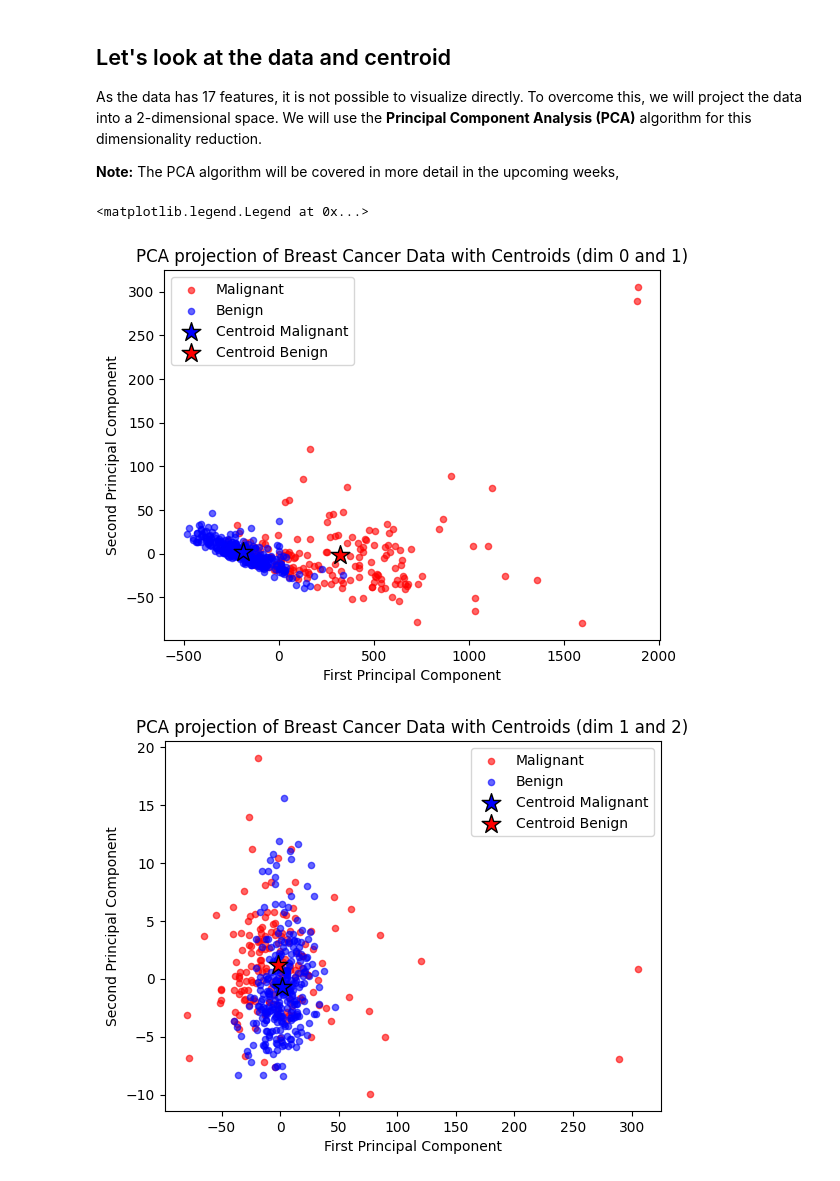
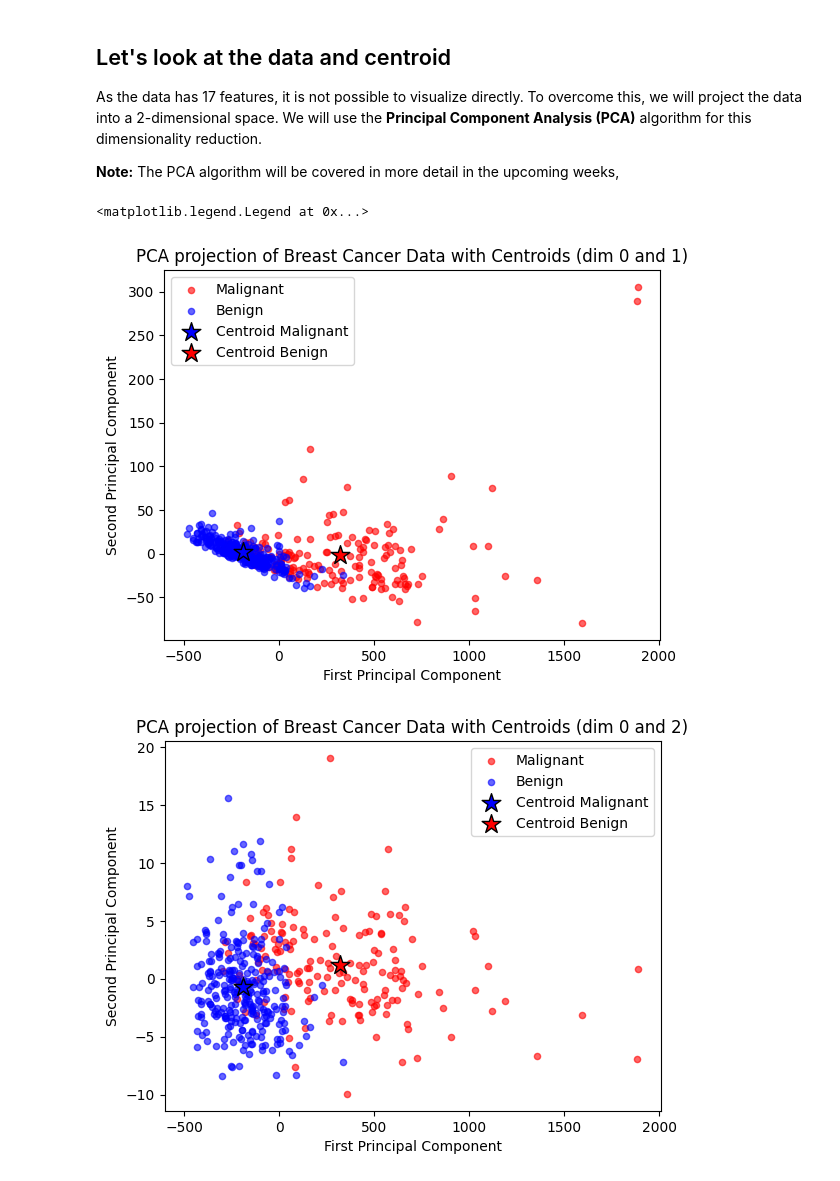
Before and after one commit to HealthML/Math4ML, a Jupyter notebook: chapter2/main.ipynb, the cells around one changed output. Saved outputs shown, nothing was run; the diff lists cells and outputs as text; code cells hidden in the pictures.

```diff
--- a/chapter2/main.ipynb
+++ b/chapter2/main.ipynb
@@ -136,41 +138,41 @@ from sklearn.decomposition import PCA
 # Create a PCA object
 pca = PCA(n_components=4)
 # Fit PCA on training data and transform both training and test data
 X_train_pca = pca.fit_transform(x_train)
 centroid_pca = [ pca.transform([centroid]) for centroid in classifier.centroids]
 # Set plot style parameters
 plt.title('PCA projection of Breast Cancer Data with Centroids (dim 0 and 1)')
 plt.xlabel('First Principal Component')
 plt.ylabel('Second Principal Component')
 plt.scatter(X_train_pca[y_train == 'M'][:, 0], X_train_pca[y_train == 'M'][:, 1], c='red', s=20, alpha=0.6, label='Malignant')
 plt.scatter(X_train_pca[y_train == 'B'][:, 0], X_train_pca[y_train == 'B'][:, 1], c='blue', s=20, alpha=0.6, label='Benign')
 plt.scatter(centroid_pca[0][:, 0], centroid_pca[0][:, 1], c='blue', s=200, marker='*', label='Centroid Malignant', edgecolors='black')
 plt.scatter(centroid_pca[1][:, 0], centroid_pca[1][:, 1], c='red', s=200, marker='*', label='Centroid Benign', edgecolors='black')
 plt.legend()
 
 
 plt.figure()
-plt.title('PCA projection of Breast Cancer Data with Centroids (dim 1 and 2)')
+plt.title('PCA projection of Breast Cancer Data with Centroids (dim 0 and 2)')
 plt.xlabel('First Principal Component')
 plt.ylabel('Second Principal Component')
-plt.scatter(X_train_pca[y_train == 'M'][:, 1], X_train_pca[y_train == 'M'][:, 2], c='red', s=20, alpha=0.6, label='Malignant')
-plt.scatter(X_train_pca[y_train == 'B'][:, 1], X_train_pca[y_train == 'B'][:, 2], c='blue', s=20, alpha=0.6, label='Benign')
-plt.scatter(centroid_pca[0][:, 1], centroid_pca[0][:, 2], c='blue', s=200, marker='*', label='Centroid Malignant', edgecolors='black')
-plt.scatter(centroid_pca[1][:, 1], centroid_pca[1][:, 2], c='red', s=200, marker='*', label='Centroid Benign', edgecolors='black')
+plt.scatter(X_train_pca[y_train == 'M'][:, 0], X_train_pca[y_train == 'M'][:, 2], c='red', s=20, alpha=0.6, label='Malignant')
+plt.scatter(X_train_pca[y_train == 'B'][:, 0], X_train_pca[y_train == 'B'][:, 2], c='blue', s=20, alpha=0.6, label='Benign')
+plt.scatter(centroid_pca[0][:, 0], centroid_pca[0][:, 2], c='blue', s=200, marker='*', label='Centroid Malignant', edgecolors='black')
+plt.scatter(centroid_pca[1][:, 0], centroid_pca[1][:, 2], c='red', s=200, marker='*', label='Centroid Benign', edgecolors='black')
 plt.legend()
 
 
 
 plt.figure()
-plt.title('PCA projection of Breast Cancer Data with Centroids (dim 2 and 3)')
+plt.title('PCA projection of Breast Cancer Data with Centroids (dim 0 and 3)')
 plt.xlabel('First Principal Component')
 plt.ylabel('Second Principal Component')
-plt.scatter(X_train_pca[y_train == 'M'][:, 2], X_train_pca[y_train == 'M'][:, 3], c='red', s=20, alpha=0.6, label='Malignant')
-plt.scatter(X_train_pca[y_train == 'B'][:, 2], X_train_pca[y_train == 'B'][:, 3], c='blue', s=20, alpha=0.6, label='Benign')
-plt.scatter(centroid_pca[0][:, 2], centroid_pca[0][:, 3], c='blue', s=200, marker='*', label='Centroid Malignant', edgecolors='black')
-plt.scatter(centroid_pca[1][:, 2], centroid_pca[1][:, 3], c='red', s=200, marker='*', label='Centroid Benign', edgecolors='black')
+plt.scatter(X_train_pca[y_train == 'M'][:, 0], X_train_pca[y_train == 'M'][:, 3], c='red', s=20, alpha=0.6, label='Malignant')
+plt.scatter(X_train_pca[y_train == 'B'][:, 0], X_train_pca[y_train == 'B'][:, 3], c='blue', s=20, alpha=0.6, label='Benign')
+plt.scatter(centroid_pca[0][:, 0], centroid_pca[0][:, 3], c='blue', s=200, marker='*', label='Centroid Malignant', edgecolors='black')
+plt.scatter(centroid_pca[1][:, 0], centroid_pca[1][:, 3], c='red', s=200, marker='*', label='Centroid Benign', edgecolors='black')
 plt.legend()
 # %% [output]
 <matplotlib.legend.Legend at 0x...>
 [figure]
-[figure, old version]
+[figure, new version]
```
Also changed, not shown: parts of 4 cells of this notebook, 1 other file.
